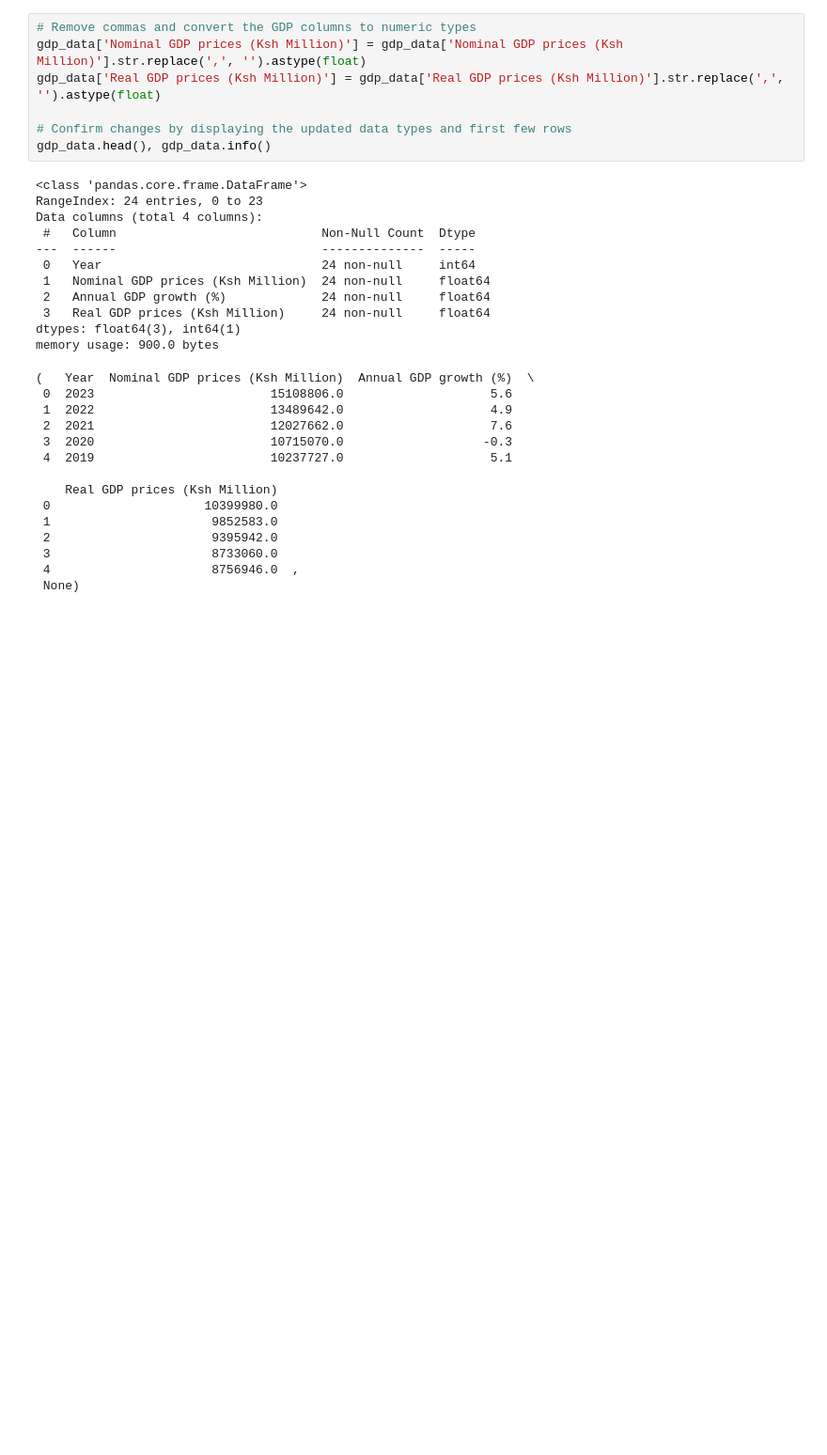
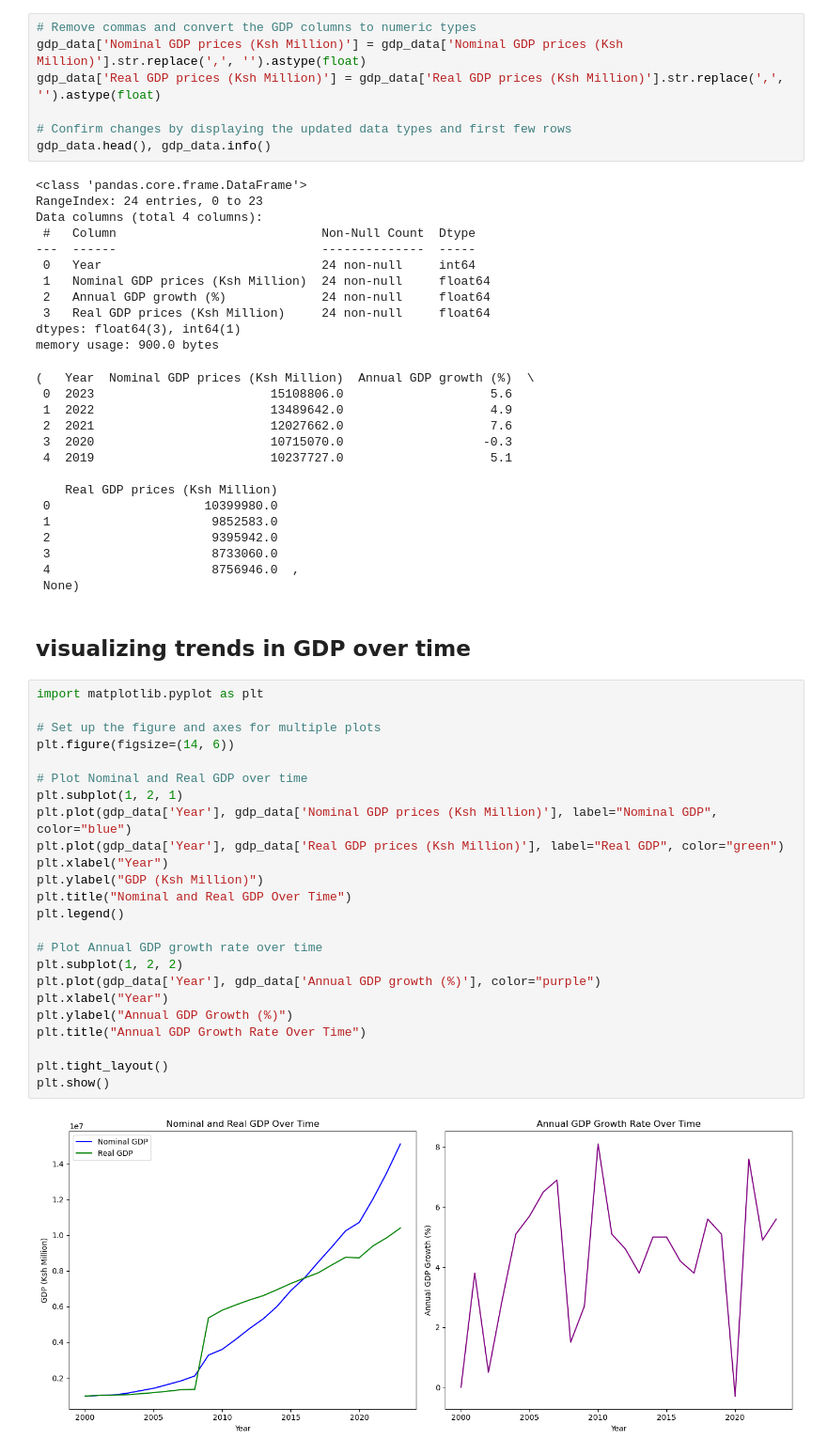
Before and after one commit to MadScie254/Masters_DS_1_1, a Jupyter notebook: proof.ipynb, the cells around one changed output. Shown: that part at 94% size. Cells and saved outputs as stored; diff of their text form; blank space fills up the shorter version.

```diff
--- a/proof.ipynb
+++ b/proof.ipynb
@@ -68,3 +68,31 @@ memory usage: 900.0 bytes
  3                      8733060.0
  4                      8756946.0  ,
  None)
+# %% [markdown]
+## visualizing trends in GDP over time
+# %%
+import matplotlib.pyplot as plt
+
+# Set up the figure and axes for multiple plots
+plt.figure(figsize=(14, 6))
+
+# Plot Nominal and Real GDP over time
+plt.subplot(1, 2, 1)
+plt.plot(gdp_data['Year'], gdp_data['Nominal GDP prices (Ksh Million)'], label="Nominal GDP", color="blue")
+plt.plot(gdp_data['Year'], gdp_data['Real GDP prices (Ksh Million)'], label="Real GDP", color="green")
+plt.xlabel("Year")
+plt.ylabel("GDP (Ksh Million)")
+plt.title("Nominal and Real GDP Over Time")
+plt.legend()
+
+# Plot Annual GDP growth rate over time
+plt.subplot(1, 2, 2)
+plt.plot(gdp_data['Year'], gdp_data['Annual GDP growth (%)'], color="purple")
+plt.xlabel("Year")
+plt.ylabel("Annual GDP Growth (%)")
+plt.title("Annual GDP Growth Rate Over Time")
+
+plt.tight_layout()
+plt.show()
+# %% [output]
+[figure, added]
```
Also changed, not shown: parts of 6 cells of this notebook.
